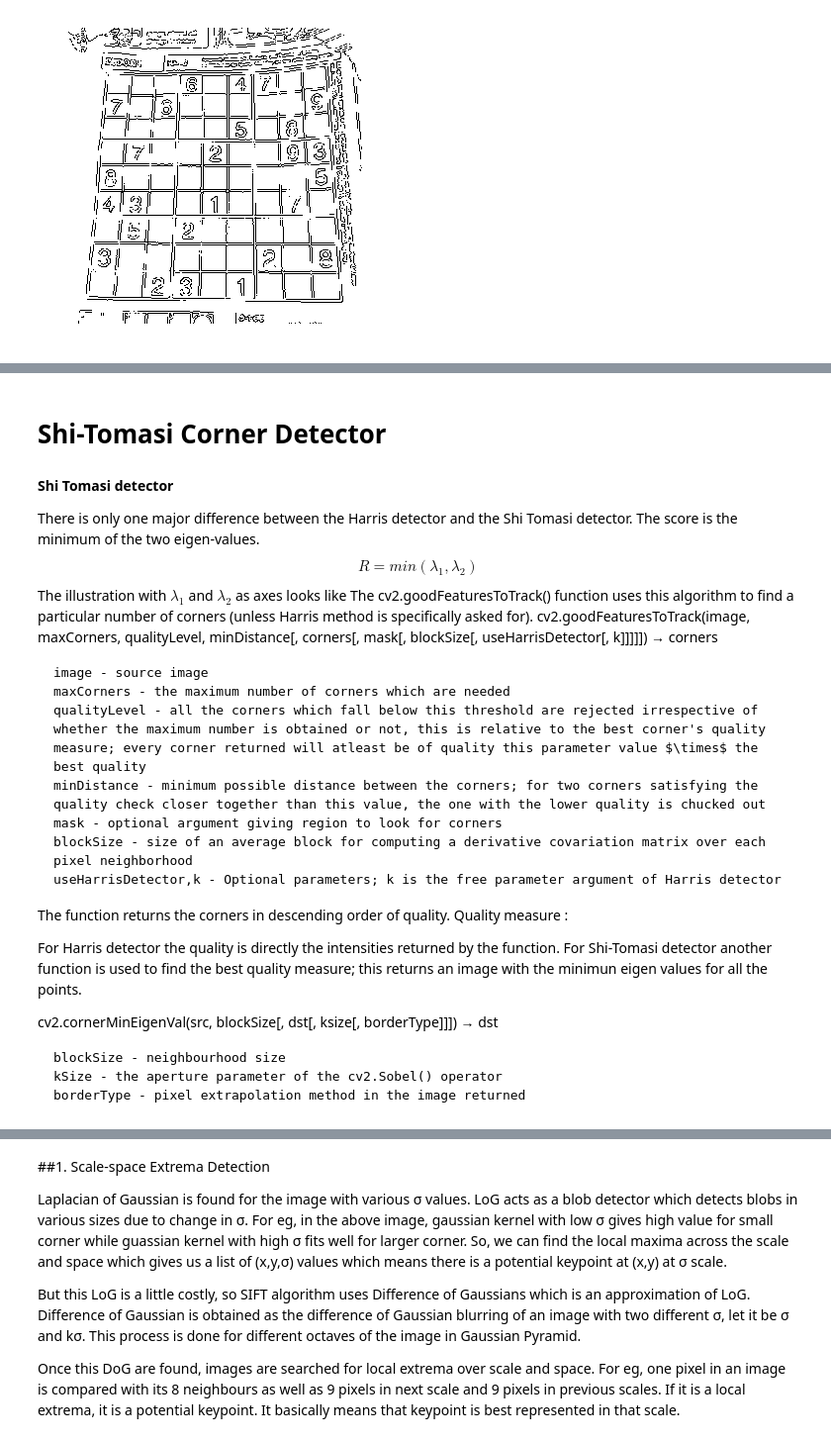
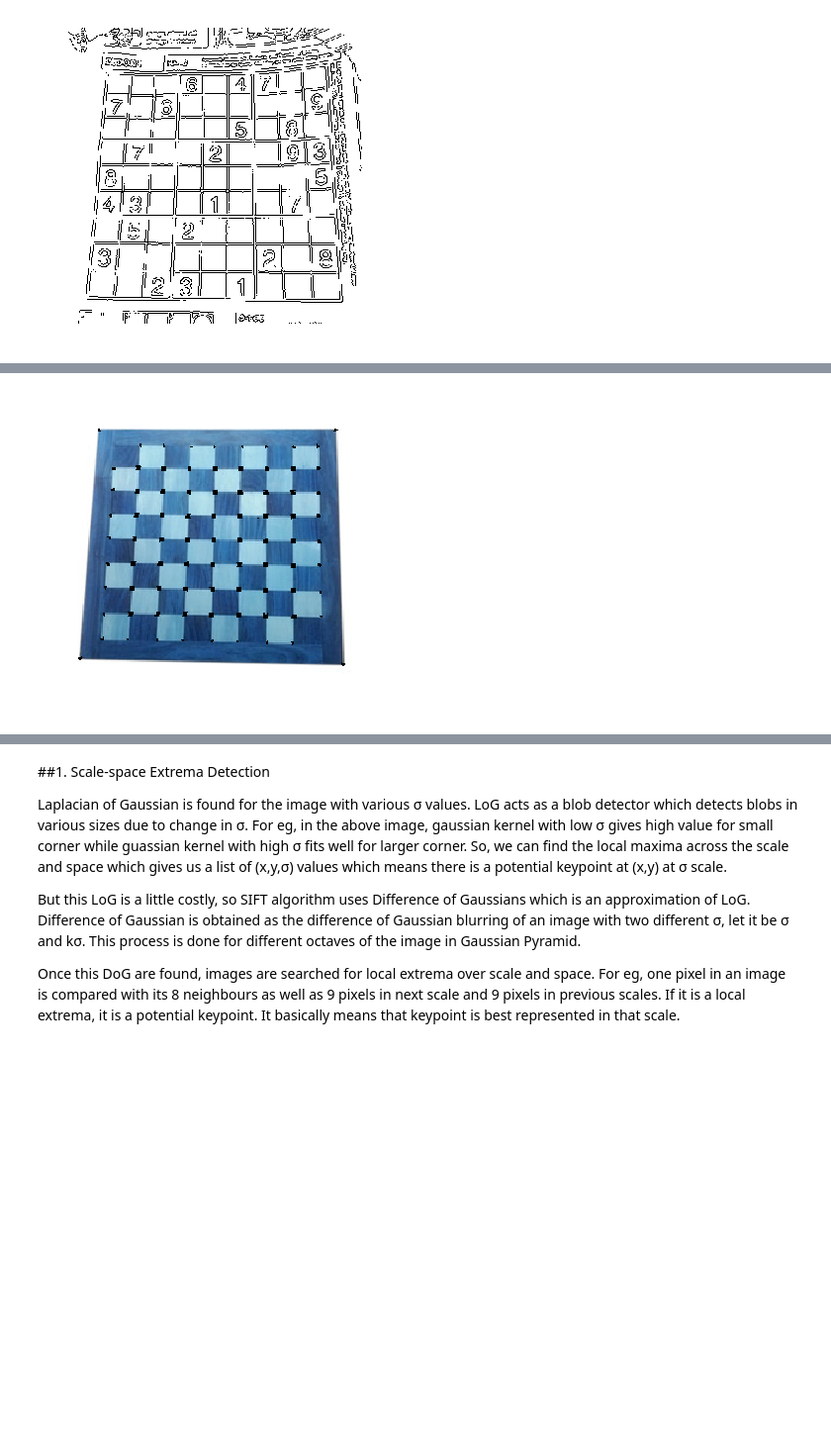
Before and after one commit to iitmcvg/Content, a Jupyter notebook: Sessions/Summer_School_2018/Session_3/CVIG_Summer_School_2018_Notes_Session_3.ipynb, the cells around one changed output, grey strips where cells are left out. Shown at 99% size. Cells and saved outputs as stored; diff of their text form; code cells hidden in the pictures; blank space fills up the shorter version.

```diff
--- a/Sessions/Summer_School_2018/Session_3/CVIG_Summer_School_2018_Notes_Session_3.ipynb
+++ b/Sessions/Summer_School_2018/Session_3/CVIG_Summer_School_2018_Notes_Session_3.ipynb
@@ -583,26 +545,13 @@ cv2.imwrite('subpixel.jpg',img)
-# %% [markdown]
-# Shi-Tomasi Corner Detector
-# %% [markdown]
-
-**Shi Tomasi detector**
-
-There is only one major difference between the Harris detector and the Shi Tomasi detector. The score is the minimum of the two eigen-values. $$\begin{equation*} R = min(\lambda_1,\lambda_2) \end{equation*}$$ The illustration with $\lambda_1$ and $\lambda_2$ as axes looks like The cv2.goodFeaturesToTrack() function uses this algorithm to find a particular number of corners (unless Harris method is specifically asked for). cv2.goodFeaturesToTrack(image, maxCorners, qualityLevel, minDistance[, corners[, mask[, blockSize[, useHarrisDetector[, k]]]]]) → corners
-
-    image - source image
-    maxCorners - the maximum number of corners which are needed
-    qualityLevel - all the corners which fall below this threshold are rejected irrespective of whether the maximum number is obtained or not, this is relative to the best corner's quality measure; every corner returned will atleast be of quality this parameter value $\times$ the best quality
-    minDistance - minimum possible distance between the corners; for two corners satisfying the quality check closer together than this value, the one with the lower quality is chucked out
-    mask - optional argument giving region to look for corners
-    blockSize - size of an average block for computing a derivative covariation matrix over each pixel neighborhood
-    useHarrisDetector,k - Optional parameters; k is the free parameter argument of Harris detector
-
-The function returns the corners in descending order of quality.
-Quality measure :
-
-For Harris detector the quality is directly the intensities returned by the function. For Shi-Tomasi detector another function is used to find the best quality measure; this returns an image with the minimun eigen values for all the points.
-
-cv2.cornerMinEigenVal(src, blockSize[, dst[, ksize[, borderType]]]) → dst
-
-    blockSize - neighbourhood size
-    kSize - the aperture parameter of the cv2.Sobel() operator
-    borderType - pixel extrapolation method in the image returned
+# %%
+import cv2
+import numpy as np
+img = cv2.imread('chess.jpg')
+img1 = cv2.cvtColor(img, cv2.COLOR_BGR2GRAY)
+ch = cv2.cornerHarris(img1,3,3,0.05)
+img[ch>0.01*ch.max()]=[0,0,0] #Thresholding
+
+plt.axis("off")
+plt.imshow(img)
+plt.show()
+# %% [output]
+[figure, added]
```
Also changed, not shown: parts of 14 cells of this notebook, 2 other files.
